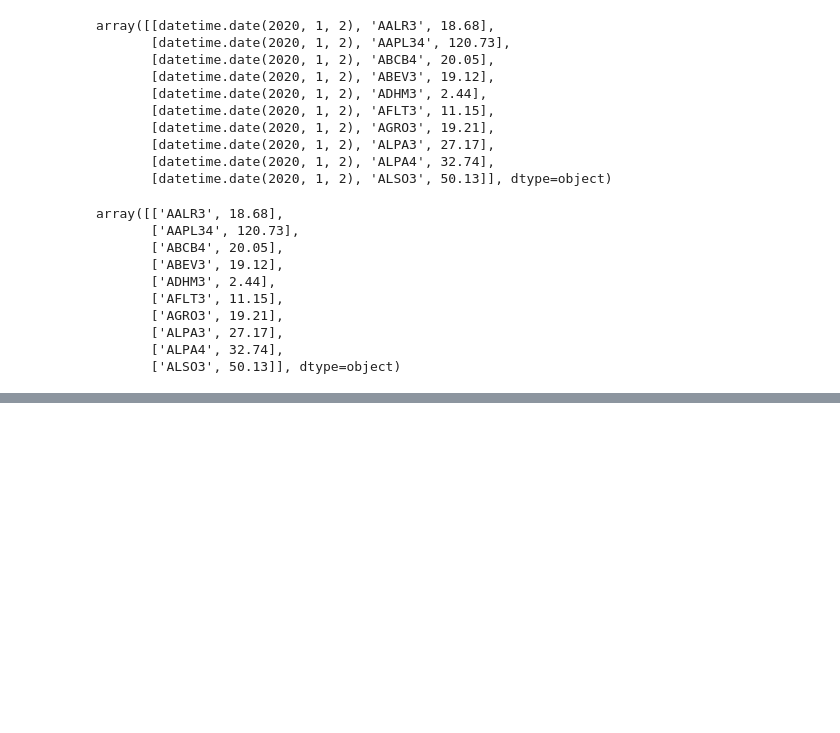
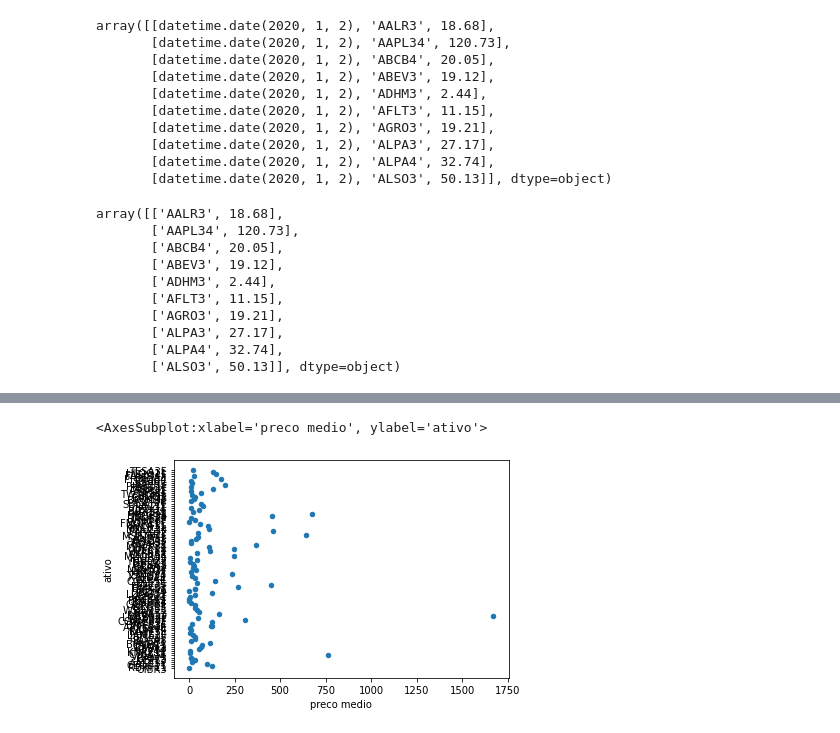
Before and after one commit to mvallebr/dsexample1, a Jupyter notebook: notebook.ipynb, the cells around one changed output, grey strips where cells are left out. Saved outputs shown, nothing was run; the diff lists cells and outputs as text; code cells hidden in the pictures; blank space fills up the shorter version.

```diff
--- a/notebook.ipynb
+++ b/notebook.ipynb
@@ -33,0 +211,5 @@ array([['AALR3', 18.68],
+# %%
+df.sample(frac=.01).plot.scatter(x='preco medio', y='ativo')
+# %% [output]
+<AxesSubplot:xlabel='preco medio', ylabel='ativo'>
+[figure, added]
```
Also changed, not shown: parts of 28 cells of this notebook, 1 other file.
